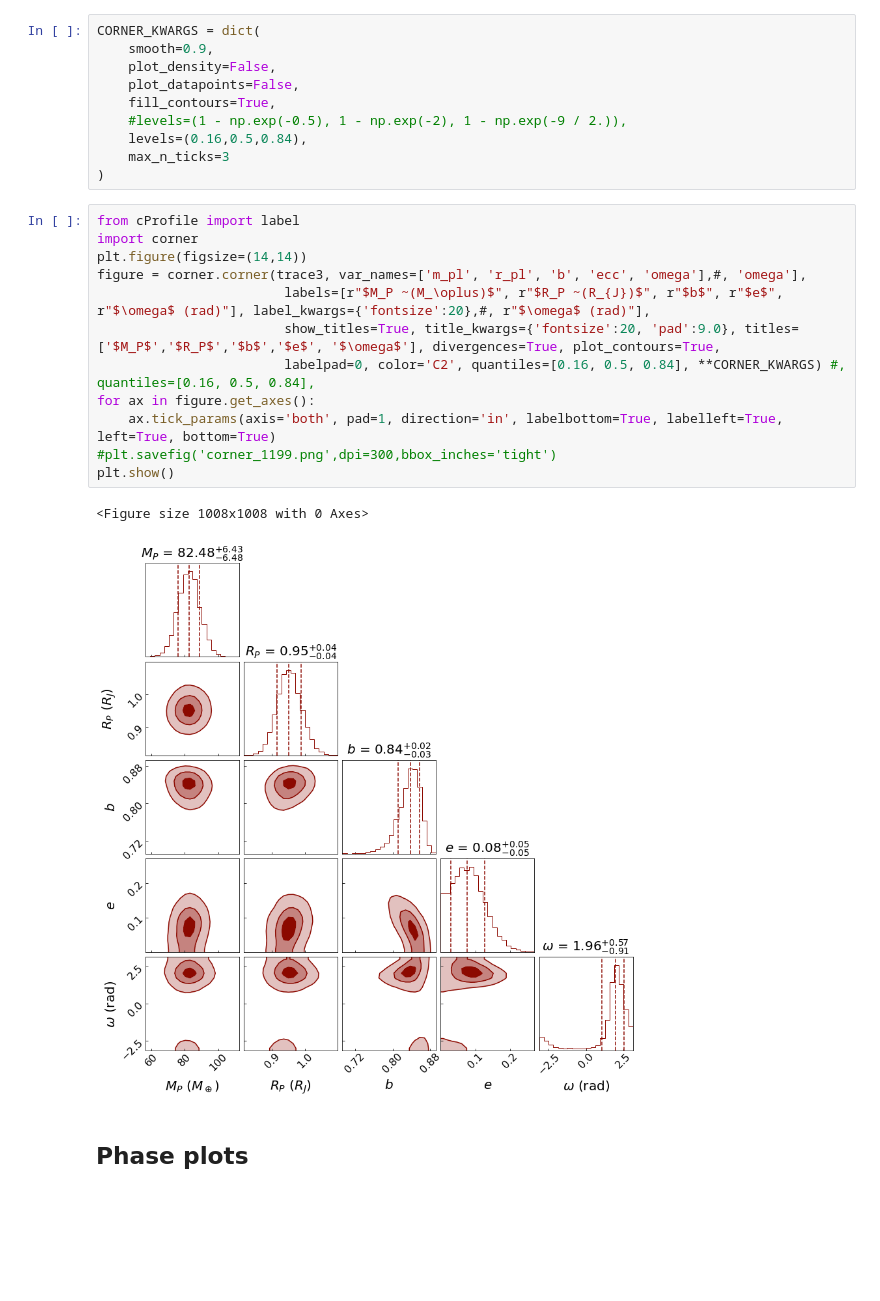
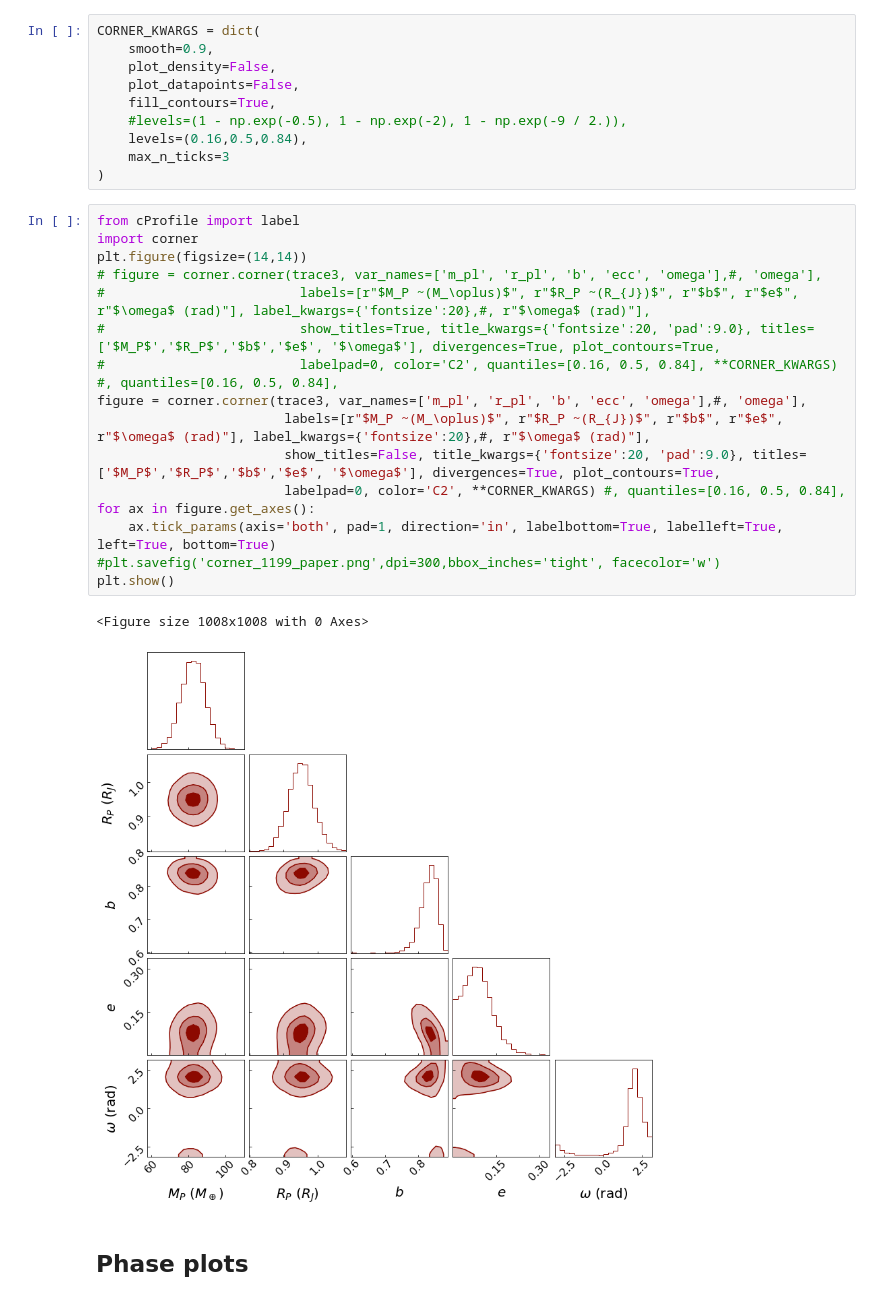
Before and after one commit to juanserrano90/toi1199-1273, a Jupyter notebook: joint_1199.ipynb, the cells around one changed output. Cells and saved outputs as stored; diff of their text form; blank space fills up the shorter version.

```diff
--- a/joint_1199.ipynb
+++ b/joint_1199.ipynb
@@ -697,18 +720,22 @@ CORNER_KWARGS = dict(
 # %%
 from cProfile import label
 import corner
 plt.figure(figsize=(14,14))
+# figure = corner.corner(trace3, var_names=['m_pl', 'r_pl', 'b', 'ecc', 'omega'],#, 'omega'],
+#                         labels=[r"$M_P ~(M_\oplus)$", r"$R_P ~(R_{J})$", r"$b$", r"$e$", r"$\omega$ (rad)"], label_kwargs={'fontsize':20},#, r"$\omega$ (rad)"],
+#                         show_titles=True, title_kwargs={'fontsize':20, 'pad':9.0}, titles=['$M_P$','$R_P$','$b$','$e$', '$\omega$'], divergences=True, plot_contours=True,
+#                         labelpad=0, color='C2', quantiles=[0.16, 0.5, 0.84], **CORNER_KWARGS) #, quantiles=[0.16, 0.5, 0.84],
 figure = corner.corner(trace3, var_names=['m_pl', 'r_pl', 'b', 'ecc', 'omega'],#, 'omega'],
                         labels=[r"$M_P ~(M_\oplus)$", r"$R_P ~(R_{J})$", r"$b$", r"$e$", r"$\omega$ (rad)"], label_kwargs={'fontsize':20},#, r"$\omega$ (rad)"],
-                        show_titles=True, title_kwargs={'fontsize':20, 'pad':9.0}, titles=['$M_P$','$R_P$','$b$','$e$', '$\omega$'], divergences=True, plot_contours=True,
-                        labelpad=0, color='C2', quantiles=[0.16, 0.5, 0.84], **CORNER_KWARGS) #, quantiles=[0.16, 0.5, 0.84],
+                        show_titles=False, title_kwargs={'fontsize':20, 'pad':9.0}, titles=['$M_P$','$R_P$','$b$','$e$', '$\omega$'], divergences=True, plot_contours=True,
+                        labelpad=0, color='C2', **CORNER_KWARGS) #, quantiles=[0.16, 0.5, 0.84],
 for ax in figure.get_axes():
     ax.tick_params(axis='both', pad=1, direction='in', labelbottom=True, labelleft=True, left=True, bottom=True)
-#plt.savefig('corner_1199.png',dpi=300,bbox_inches='tight')
+#plt.savefig('corner_1199_paper.png',dpi=300,bbox_inches='tight', facecolor='w')
 plt.show()
 # %% [output]
 <Figure size 1008x1008 with 0 Axes>
-[figure, old version]
+[figure, new version]
 # %% [markdown]
 ## Phase plots
 # %%
```
Also changed, not shown: parts of 28 cells of this notebook, 4 other files.
